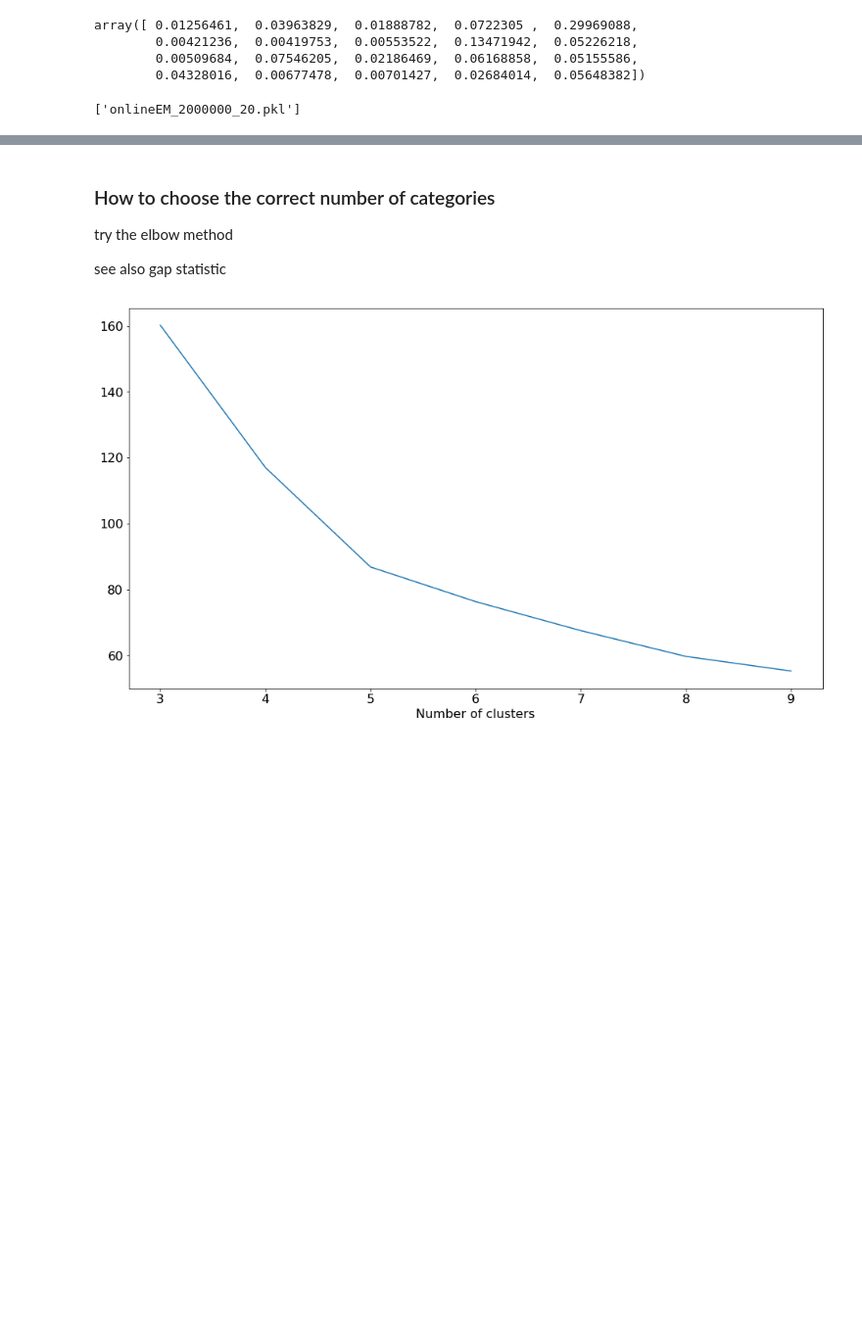
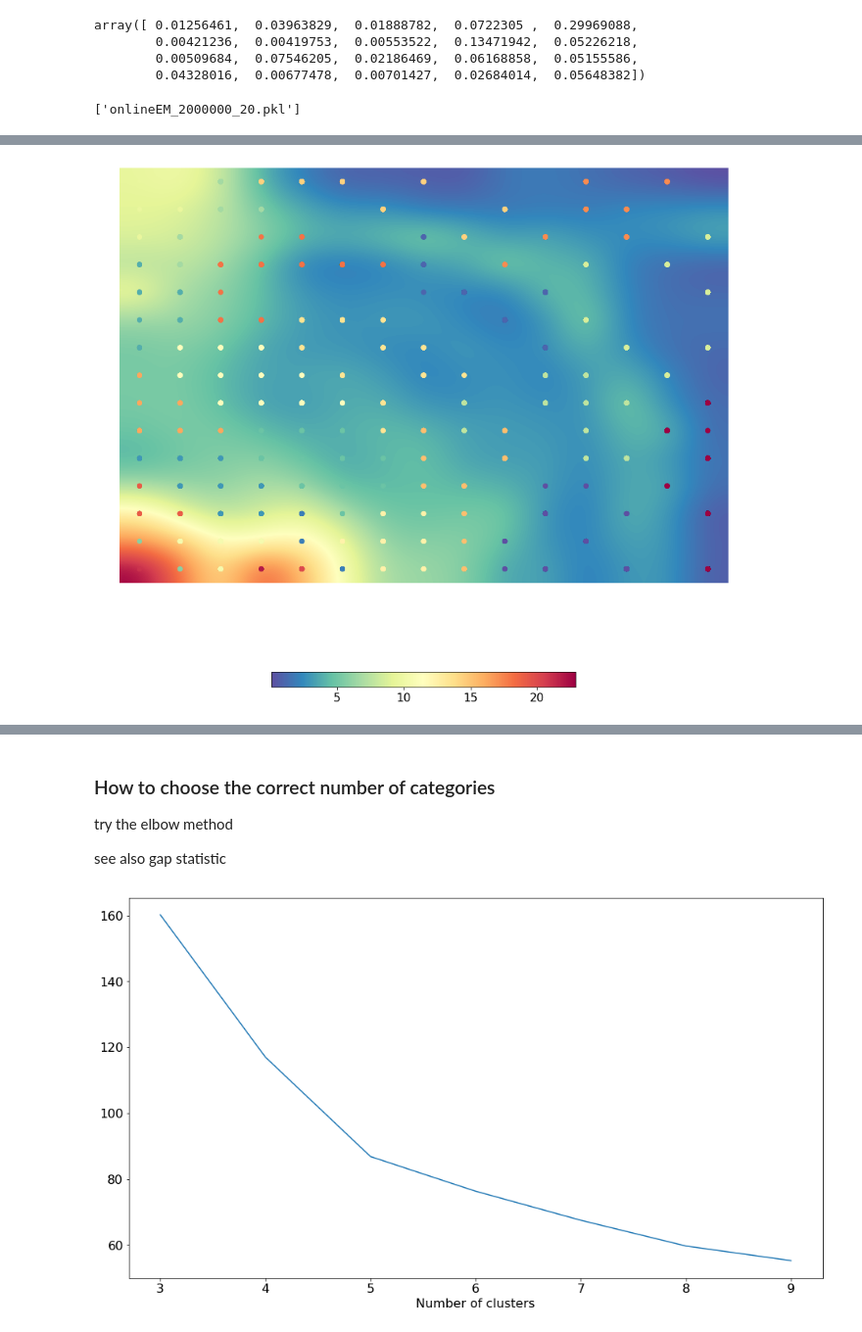
Before and after one commit to SotirisAnagnostidis/onlineAnomalyDetection, a Jupyter notebook: diploma/diploma.ipynb, the cells around one changed output, grey strips where cells are left out. Shown at 98% size. Saved outputs shown, nothing was run; the diff lists cells and outputs as text; code cells hidden in the pictures; blank space fills up the shorter version.

```diff
--- a/diploma/diploma.ipynb
+++ b/diploma/diploma.ipynb
@@ -208,0 +198,5 @@ joblib.dump(onlineEM, 'onlineEM_???.pkl')
+# %%
+n_rows, n_columns = 15,15
+som = somoclu.Somoclu(n_columns, n_rows)
+
+%time som.train(groupped_data.values[:,:-1],epochs=100)
@@ -208,0 +220,4 @@ joblib.dump(onlineEM, 'onlineEM_???.pkl')
+# %%
+som.view_umatrix(figsize=(15, 15), bestmatches=True, colorbar=True)
+# %% [output]
+[figure, added]
```
Also changed, not shown: parts of 16 cells of this notebook, 2 other files.
